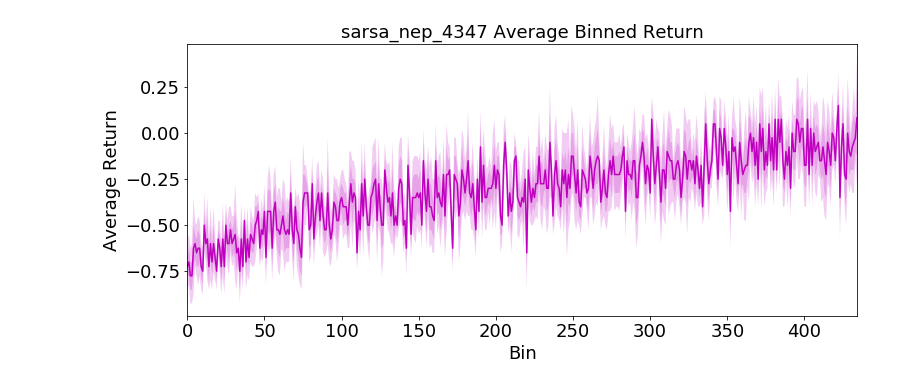
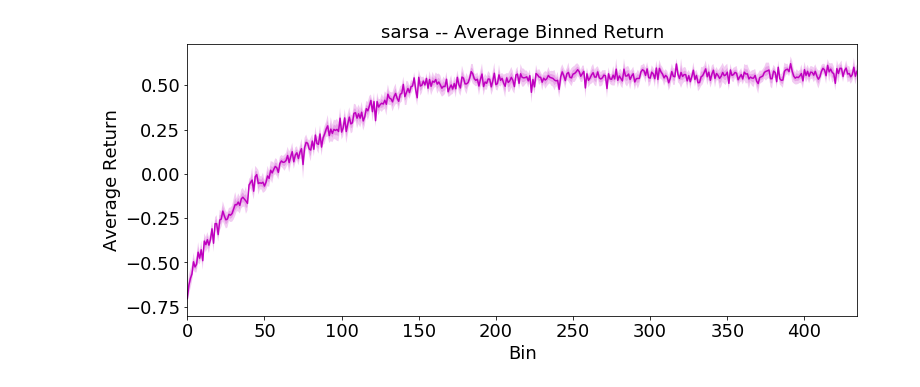
Before and after one commit to OpenMined/CampX, a Jupyter notebook: interactive_results_visualization.ipynb, the cells around one changed output. Saved outputs shown, nothing was run; the diff lists cells and outputs as text; code cells hidden in the pictures.

```diff
--- a/interactive_results_visualization.ipynb
+++ b/interactive_results_visualization.ipynb
@@ -19,18 +19,11 @@ make_group_plot(args)
 # %%
-%matplotlib inline
-from make_results_figure import make_group_plot
-
-
-class args_list(object):
-    pass
-
 args = args_list()
 args.directory = 'output'
-args.prefix = 'sarsa_nep_4347'
-args.buckets = 10.0
+args.prefix = 'sarsa'
+args.buckets = 100.0
 args.figSizeX = 12
 args.figSizeY = 5
 
 make_group_plot(args)
 # %% [output]
-[figure, old version]
+[figure, new version]
```
Also changed, not shown: parts of 1 cell of this notebook, 4 other files.
